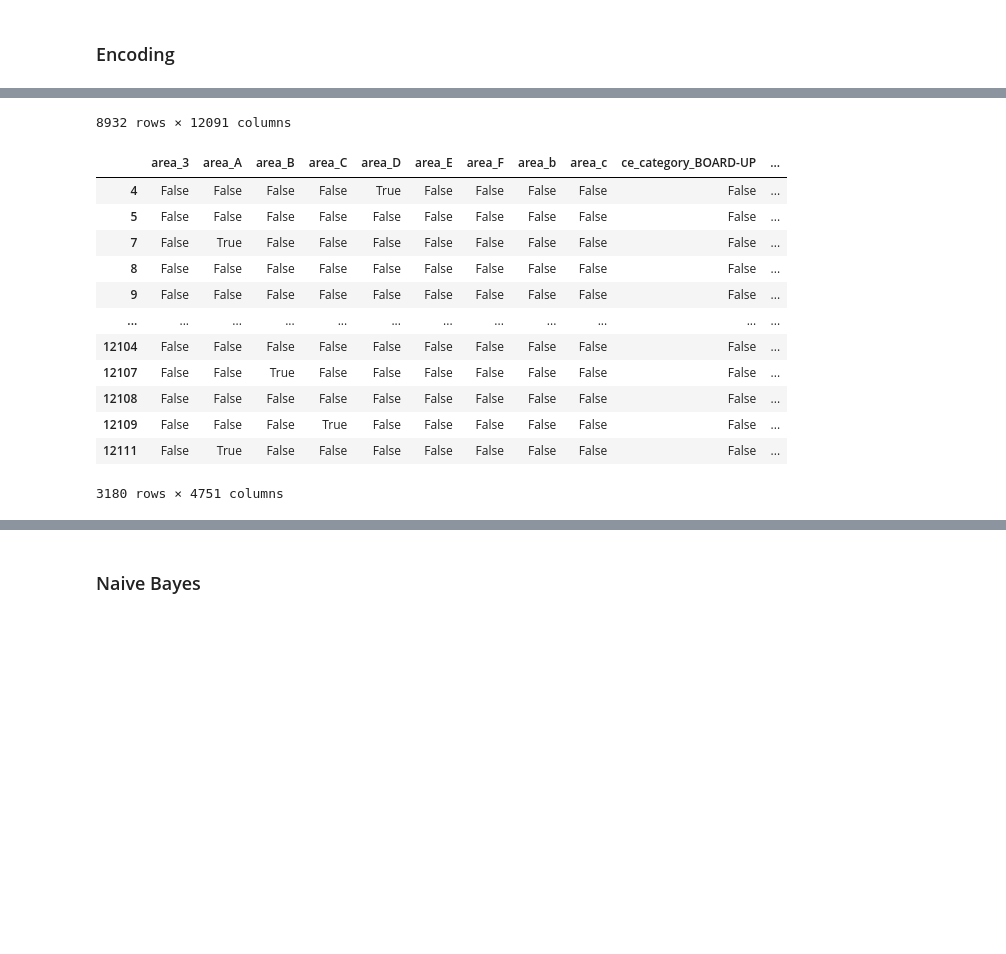
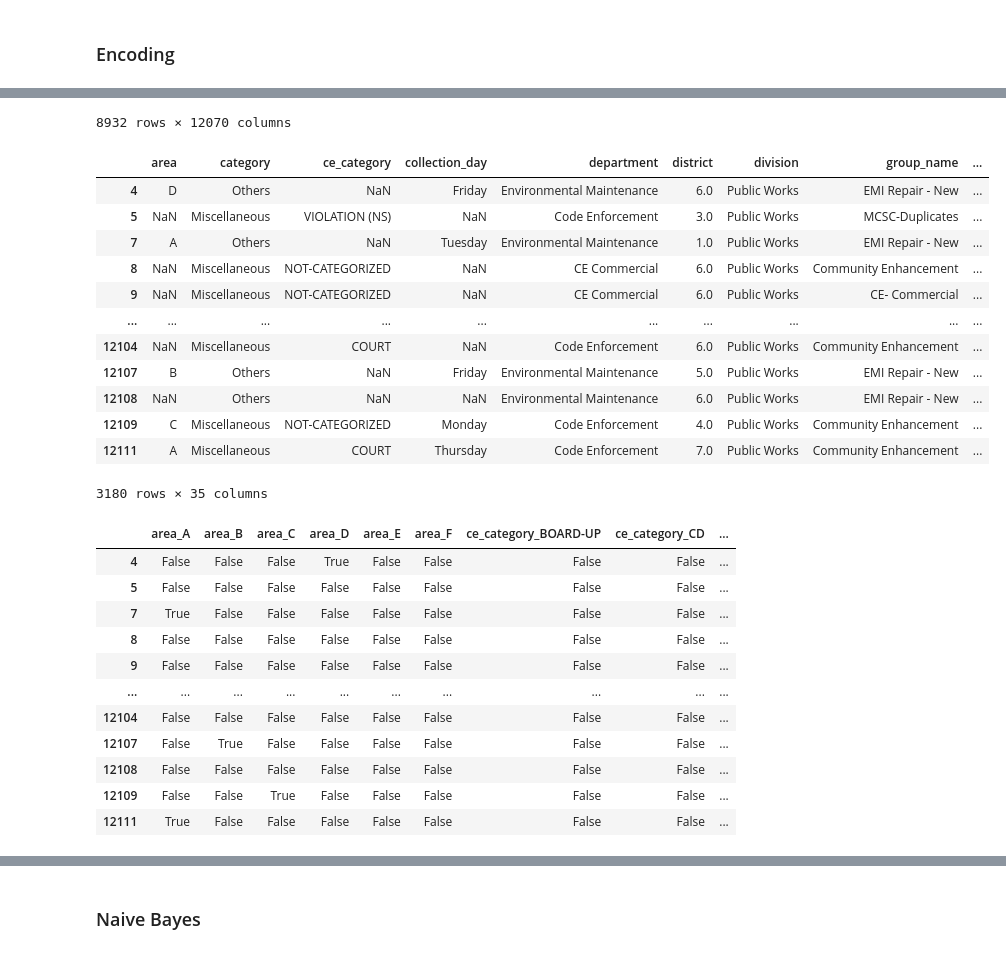
Before and after one commit to EddiePueb1/Open_311_Data_Analysis, a Jupyter notebook: data_analysis_311.ipynb, the cells around one changed output, grey strips where cells are left out. Saved outputs shown, nothing was run; the diff lists cells and outputs as text; code cells hidden in the pictures; blank space fills up the shorter version.

```diff
--- a/data_analysis_311.ipynb
+++ b/data_analysis_311.ipynb
@@ -120,0 +108,10 @@ Total instances: 7989
+# %%
+#Area Column
+new_service_requests['area'].replace({'c':'C', 'b':'B', '3':'A'}, inplace=True)
+
+#Collection Day
+new_service_requests['collection_day'].replace({'1':'Monday', '2':'Tuesday', '3':'Wednesday', '4':'Thursday', '5':'Friday', 'F': 'Friday'}, inplace=True)
+
+#Department
+new_service_requests['department'].replace({'ENVIRONMENTAL MAINTENANCE':'Environmental Maintenance', 'STREET MAINTENANCE':'Street Maintenance', 'GROUNDS MAINTENANCE':'Grounds Maintenance', 'HEAVY EQUIPMENT SERVICES':'Heavy Equipment Services'}, inplace=True)
+new_service_requests['department'].unique()
@@ -216,0 +260,17 @@ array(['Environmental Maintenance', 'Maintenance', 'Inspection-Vehicle',
+# %%
+# Entries that need to be fromalized:
+
+
+new_classifier = {
+    tuple(["Weeds", "Storm Water", "Recycle"]) : "Environmental Maintenance",
+    tuple(["Maintenance", "Maintenance-Alley", "Cart Maintenance", "Maintenance-Potholes"]): "Infrastructure Maintenance",
+    tuple(["Inspection-Vehicle", "Inspection-Junky Yard", "Inspection- Recreational", "Inspection-Vacant Violation", "Inspection-Structures", "Inspection- Storage"]): "Inspections",
+    tuple(["Cleanup", "Service", "Billing", "Garbage"]): "Public Works"
+}
+
+for t in new_classifier:
+  for cat in t:
+
+    raw_data['category'].replace(cat, new_classifier[t], inplace=True)
+
+raw_data['category'].unique()
@@ -254,6 +311,18 @@ from sklearn.naive_bayes import GaussianNB
 # Statistical Data
 from sklearn.metrics import classification_report
 
+from pandas.plotting import scatter_matrix
+from matplotlib import pyplot as plt
+from sklearn.model_selection import train_test_split
+from sklearn.model_selection import cross_val_score
+from sklearn.model_selection import StratifiedKFold
+from sklearn.metrics import classification_report
+from sklearn.metrics import confusion_matrix
+from sklearn.metrics import accuracy_score
+from sklearn.linear_model import LogisticRegression
+from sklearn.tree import DecisionTreeClassifier
+from sklearn.neighbors import KNeighborsClassifier
+from sklearn.naive_bayes import GaussianNB
 
 categorical_features = [col for col in raw_data.columns if raw_data[col].dtype == 'object' and col != 'category']
 print(categorical_features)
@@ -272,6 +341,7 @@ transformed_X = pd.DataFrame(transformed_X)
 dummies = pd.get_dummies(raw_data[categorical_features])
 display(dummies)
 
+display(parsed_empty)
 empty_transformed = pd.get_dummies(parsed_empty[categorical_features])
 display(empty_transformed)
 # %% [output]
@@ -292,14 +362,26 @@ display(empty_transformed)
-8932 rows × 12091 columns
+8932 rows × 12070 columns
-|  | area_3 | area_A | area_B | area_C | area_D | area_E | area_F | area_b | area_c | ce_category_BOARD-UP | ... |
-| 4 | False | False | False | False | True | False | False | False | False | False | ... |
-| 5 | False | False | False | False | False | False | False | False | False | False | ... |
-| 7 | False | True | False | False | False | False | False | False | False | False | ... |
-| 8 | False | False | False | False | False | False | False | False | False | False | ... |
-| 9 | False | False | False | False | False | False | False | False | False | False | ... |
-| ... | ... | ... | ... | ... | ... | ... | ... | ... | ... | ... | ... |
-| 12104 | False | False | False | False | False | False | False | False | False | False | ... |
-| 12107 | False | False | True | False | False | False | False | False | False | False | ... |
-| 12108 | False | False | False | False | False | False | False | False | False | False | ... |
-| 12109 | False | False | False | True | False | False | False | False | False | False | ... |
-| 12111 | False | True | False | False | False | False | False | False | False | False | ... |
+|  | area | category | ce_category | collection_day | department | district | division | group_name | ... |
+| 4 | D | Others | NaN | Friday | Environmental Maintenance | 6.0 | Public Works | EMI Repair - New | ... |
+| 5 | NaN | Miscellaneous | VIOLATION (NS) | NaN | Code Enforcement | 3.0 | Public Works | MCSC-Duplicates | ... |
+| 7 | A | Others | NaN | Tuesday | Environmental Maintenance | 1.0 | Public Works | EMI Repair - New | ... |
+| 8 | NaN | Miscellaneous | NOT-CATEGORIZED | NaN | CE Commercial | 6.0 | Public Works | Community Enhancement | ... |
+| 9 | NaN | Miscellaneous | NOT-CATEGORIZED | NaN | CE Commercial | 6.0 | Public Works | CE- Commercial | ... |
+| ... | ... | ... | ... | ... | ... | ... | ... | ... | ... |
+| 12104 | NaN | Miscellaneous | COURT | NaN | Code Enforcement | 6.0 | Public Works | Community Enhancement | ... |
+| 12107 | B | Others | NaN | Friday | Environmental Maintenance | 5.0 | Public Works | EMI Repair - New | ... |
+| 12108 | NaN | Others | NaN | NaN | Environmental Maintenance | 6.0 | Public Works | EMI Repair - New | ... |
+| 12109 | C | Miscellaneous | NOT-CATEGORIZED | Monday | Code Enforcement | 4.0 | Public Works | Community Enhancement | ... |
+| 12111 | A | Miscellaneous | COURT | Thursday | Code Enforcement | 7.0 | Public Works | Community Enhancement | ... |
-3180 rows × 4751 columns
+3180 rows × 35 columns
+|  | area_A | area_B | area_C | area_D | area_E | area_F | ce_category_BOARD-UP | ce_category_CD | ... |
+| 4 | False | False | False | True | False | False | False | False | ... |
+| 5 | False | False | False | False | False | False | False | False | ... |
+| 7 | True | False | False | False | False | False | False | False | ... |
+| 8 | False | False | False | False | False | False | False | False | ... |
+| 9 | False | False | False | False | False | False | False | False | ... |
+| ... | ... | ... | ... | ... | ... | ... | ... | ... | ... |
+| 12104 | False | False | False | False | False | False | False | False | ... |
+| 12107 | False | True | False | False | False | False | False | False | ... |
+| 12108 | False | False | False | False | False | False | False | False | ... |
+| 12109 | False | False | True | False | False | False | False | False | ... |
+| 12111 | True | False | False | False | False | False | False | False | ... |
```
Also changed, not shown: parts of 15 cells of this notebook.
